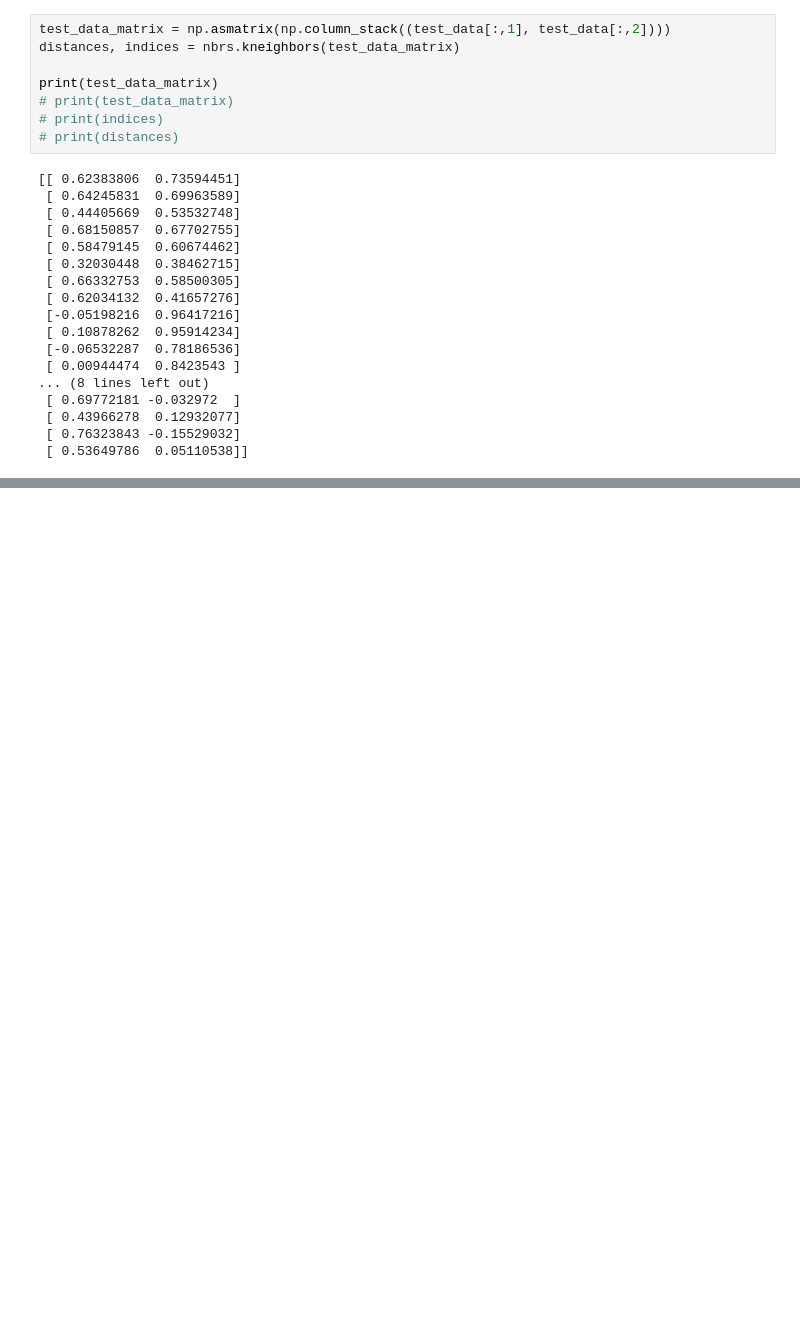
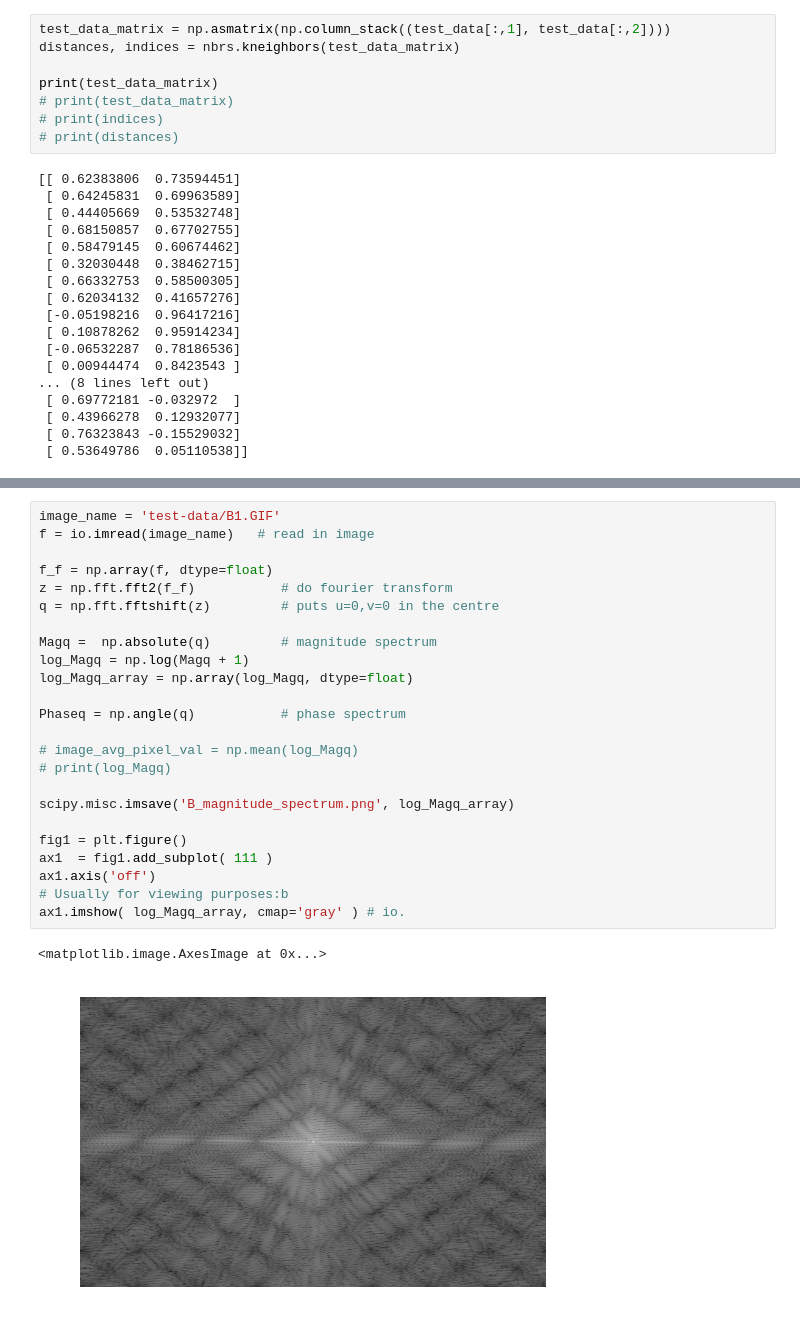
Before and after one commit to mika018/Character-Recognition-Classifier, a Jupyter notebook: cw2.ipynb, the cells around one changed output, grey strips where cells are left out. Drawn from its saved outputs; the diff is of its cells as text; blank space fills up the shorter version.

```diff
--- a/cw2.ipynb
+++ b/cw2.ipynb
@@ -700,0 +677,27 @@ plt.show()
+# %%
+image_name = 'test-data/B1.GIF'
+f = io.imread(image_name)   # read in image
+
+f_f = np.array(f, dtype=float)
+z = np.fft.fft2(f_f)           # do fourier transform
+q = np.fft.fftshift(z)         # puts u=0,v=0 in the centre
+
+Magq =  np.absolute(q)         # magnitude spectrum
+log_Magq = np.log(Magq + 1)
+log_Magq_array = np.array(log_Magq, dtype=float)
+
+Phaseq = np.angle(q)           # phase spectrum
+
+# image_avg_pixel_val = np.mean(log_Magq)
+# print(log_Magq)
+
+scipy.misc.imsave('B_magnitude_spectrum.png', log_Magq_array)
+
+fig1 = plt.figure()
+ax1  = fig1.add_subplot( 111 )
+ax1.axis('off')
+# Usually for viewing purposes:b
+ax1.imshow( log_Magq_array, cmap='gray' ) # io.
+# %% [output]
+<matplotlib.image.AxesImage at 0x...>
+[figure, added]
```
Also changed, not shown: parts of 8 cells of this notebook, 38 other files.
